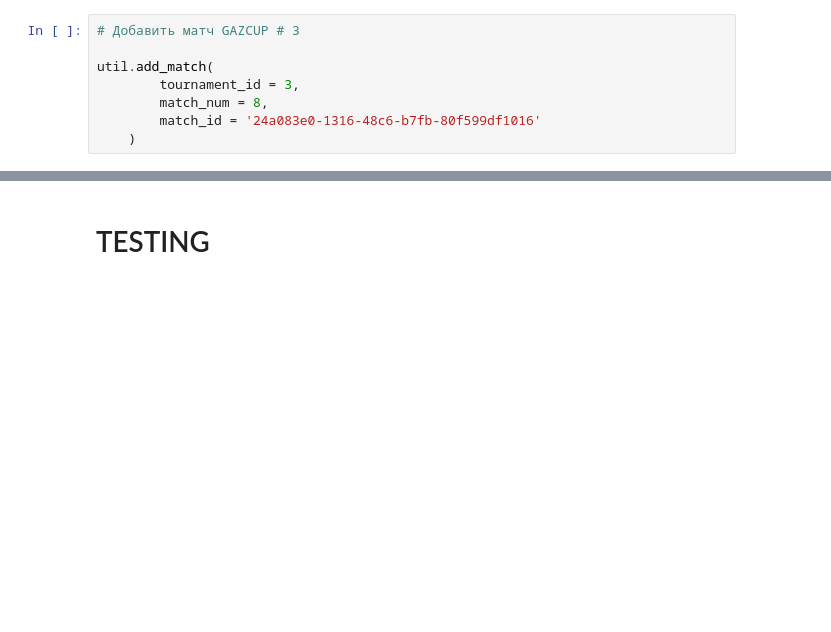
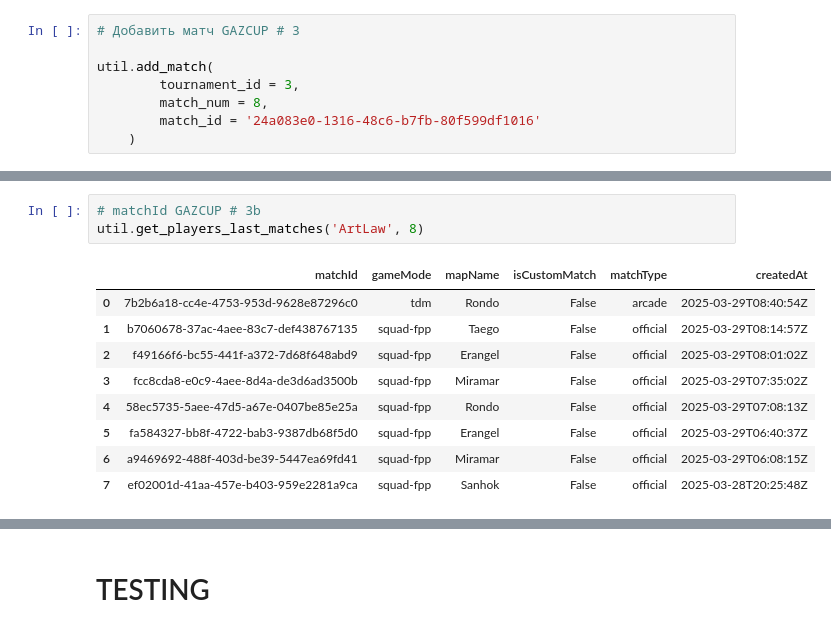
Before and after one commit to Amlaith/pubg_tournament_stats, a Jupyter notebook: test.ipynb, the cells around one changed output, grey strips where cells are left out. Drawn from its saved outputs; the diff is of its cells as text; blank space fills up the shorter version.

```diff
--- a/test.ipynb
+++ b/test.ipynb
@@ -248,0 +262,13 @@ util.add_match(
+# %%
+# matchId GAZCUP # 3b
+util.get_players_last_matches('ArtLaw', 8)
+# %% [output]
+|  | matchId | gameMode | mapName | isCustomMatch | matchType | createdAt |
+| 0 | 7b2b6a18-cc4e-4753-953d-9628e87296c0 | tdm | Rondo | False | arcade | 2025-03-29T08:40:54Z |
+| 1 | b7060678-37ac-4aee-83c7-def438767135 | squad-fpp | Taego | False | official | 2025-03-29T08:14:57Z |
+| 2 | f49166f6-bc55-441f-a372-7d68f648abd9 | squad-fpp | Erangel | False | official | 2025-03-29T08:01:02Z |
+| 3 | fcc8cda8-e0c9-4aee-8d4a-de3d6ad3500b | squad-fpp | Miramar | False | official | 2025-03-29T07:35:02Z |
+| 4 | 58ec5735-5aee-47d5-a67e-0407be85e25a | squad-fpp | Rondo | False | official | 2025-03-29T07:08:13Z |
+| 5 | fa584327-bb8f-4722-bab3-9387db68f5d0 | squad-fpp | Erangel | False | official | 2025-03-29T06:40:37Z |
+| 6 | a9469692-488f-403d-be39-5447ea69fd41 | squad-fpp | Miramar | False | official | 2025-03-29T06:08:15Z |
+| 7 | ef02001d-41aa-457e-b403-959e2281a9ca | squad-fpp | Sanhok | False | official | 2025-03-28T20:25:48Z |
```
Also changed, not shown: parts of 5 cells of this notebook, 10 other files.
